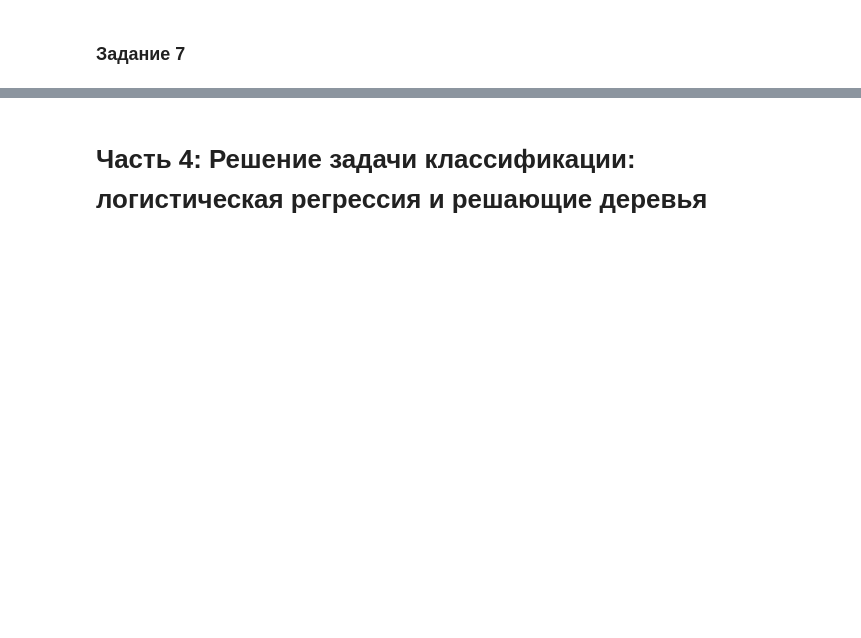
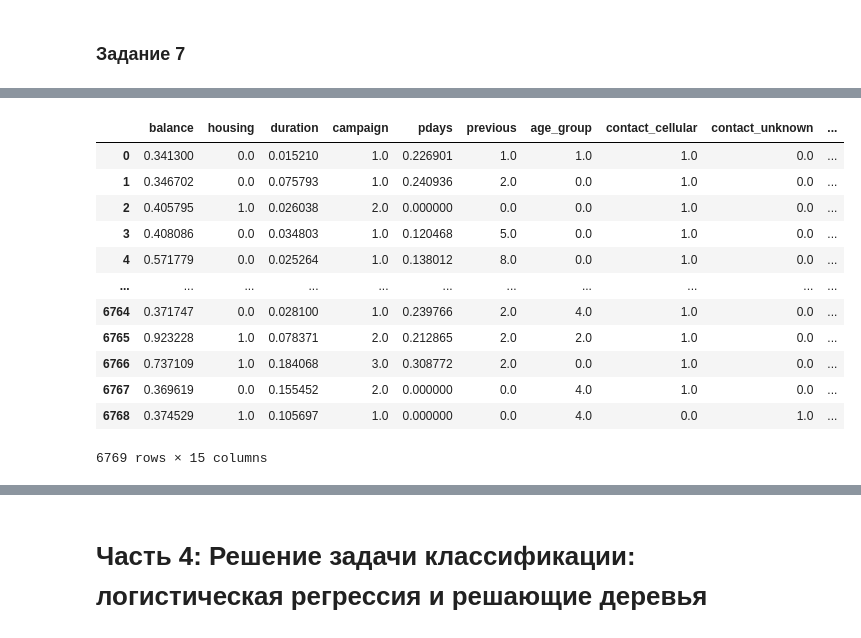
Before and after one commit to SaakyanAG/Pub, a Jupyter notebook: Project_4 Bank data cluster/Project_4_ML.ipynb, the cells around one changed output, grey strips where cells are left out. Cells and saved outputs as stored; diff of their text form; code cells hidden in the pictures; blank space fills up the shorter version.

```diff
--- a/Project_4 Bank data cluster/Project_4_ML.ipynb
+++ b/Project_4 Bank data cluster/Project_4_ML.ipynb
@@ -522,0 +678,19 @@ X_train, X_test, y_train, y_test = train_test_split(X, y, stratify=y, random_sta
+# %%
+X_train_selected_scaled[['balance','duration','pdays']] = scaler.fit_transform(X_train_selected_scaled[['balance','duration','pdays']])
+X_test_selected_scaled[['balance','duration','pdays']] = scaler.fit_transform(X_test_selected_scaled[['balance','duration','pdays']])
+
+X_train_selected_scaled
+# %% [output]
+|  | balance | housing | duration | campaign | pdays | previous | age_group | contact_cellular | contact_unknown | ... |
+| 0 | 0.341300 | 0.0 | 0.015210 | 1.0 | 0.226901 | 1.0 | 1.0 | 1.0 | 0.0 | ... |
+| 1 | 0.346702 | 0.0 | 0.075793 | 1.0 | 0.240936 | 2.0 | 0.0 | 1.0 | 0.0 | ... |
+| 2 | 0.405795 | 1.0 | 0.026038 | 2.0 | 0.000000 | 0.0 | 0.0 | 1.0 | 0.0 | ... |
+| 3 | 0.408086 | 0.0 | 0.034803 | 1.0 | 0.120468 | 5.0 | 0.0 | 1.0 | 0.0 | ... |
+| 4 | 0.571779 | 0.0 | 0.025264 | 1.0 | 0.138012 | 8.0 | 0.0 | 1.0 | 0.0 | ... |
+| ... | ... | ... | ... | ... | ... | ... | ... | ... | ... | ... |
+| 6764 | 0.371747 | 0.0 | 0.028100 | 1.0 | 0.239766 | 2.0 | 4.0 | 1.0 | 0.0 | ... |
+| 6765 | 0.923228 | 1.0 | 0.078371 | 2.0 | 0.212865 | 2.0 | 2.0 | 1.0 | 0.0 | ... |
+| 6766 | 0.737109 | 1.0 | 0.184068 | 3.0 | 0.308772 | 2.0 | 0.0 | 1.0 | 0.0 | ... |
+| 6767 | 0.369619 | 0.0 | 0.155452 | 2.0 | 0.000000 | 0.0 | 4.0 | 1.0 | 0.0 | ... |
+| 6768 | 0.374529 | 1.0 | 0.105697 | 1.0 | 0.000000 | 0.0 | 4.0 | 0.0 | 1.0 | ... |
+6769 rows × 15 columns
```
Also changed, not shown: parts of 32 cells of this notebook.
